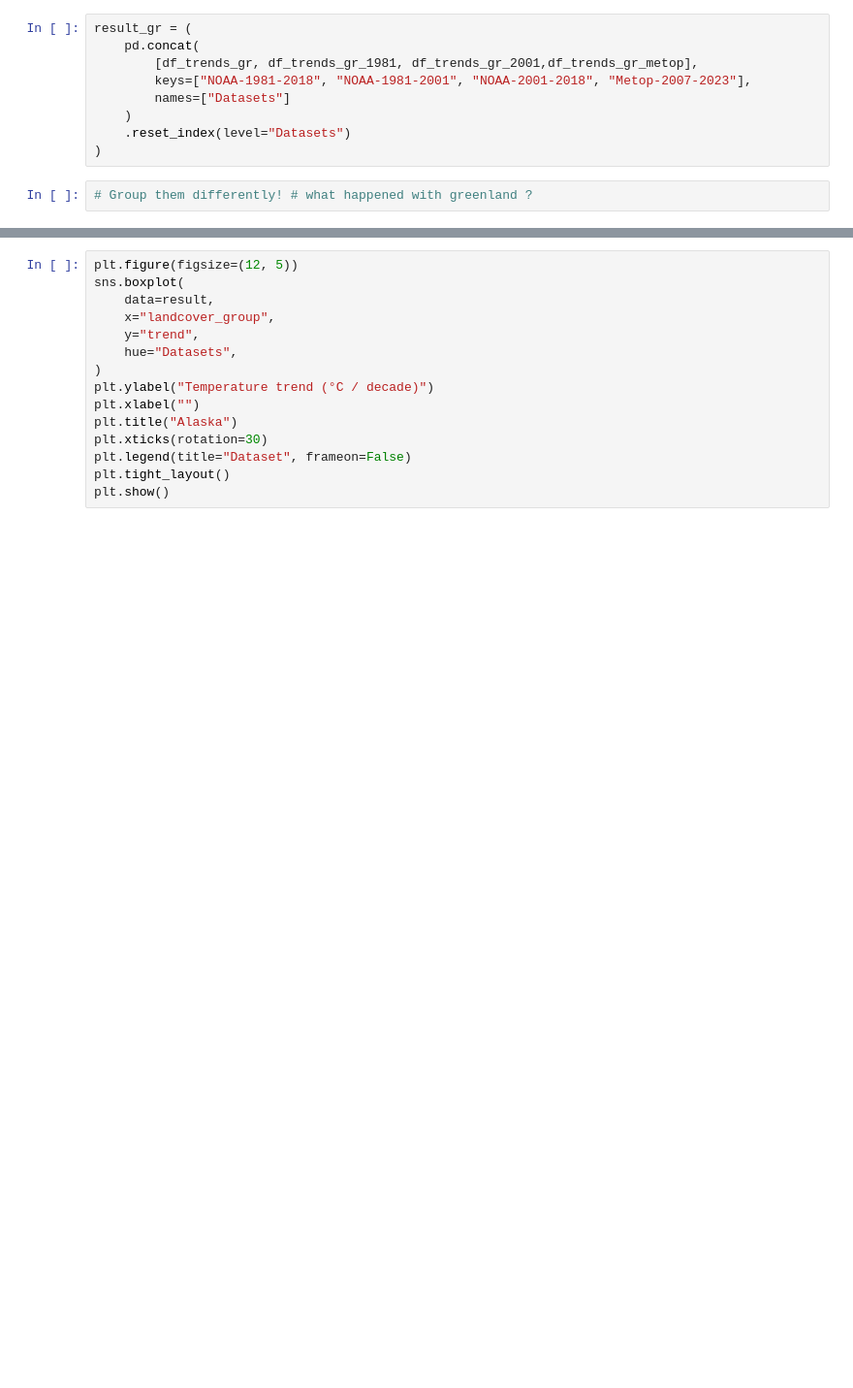
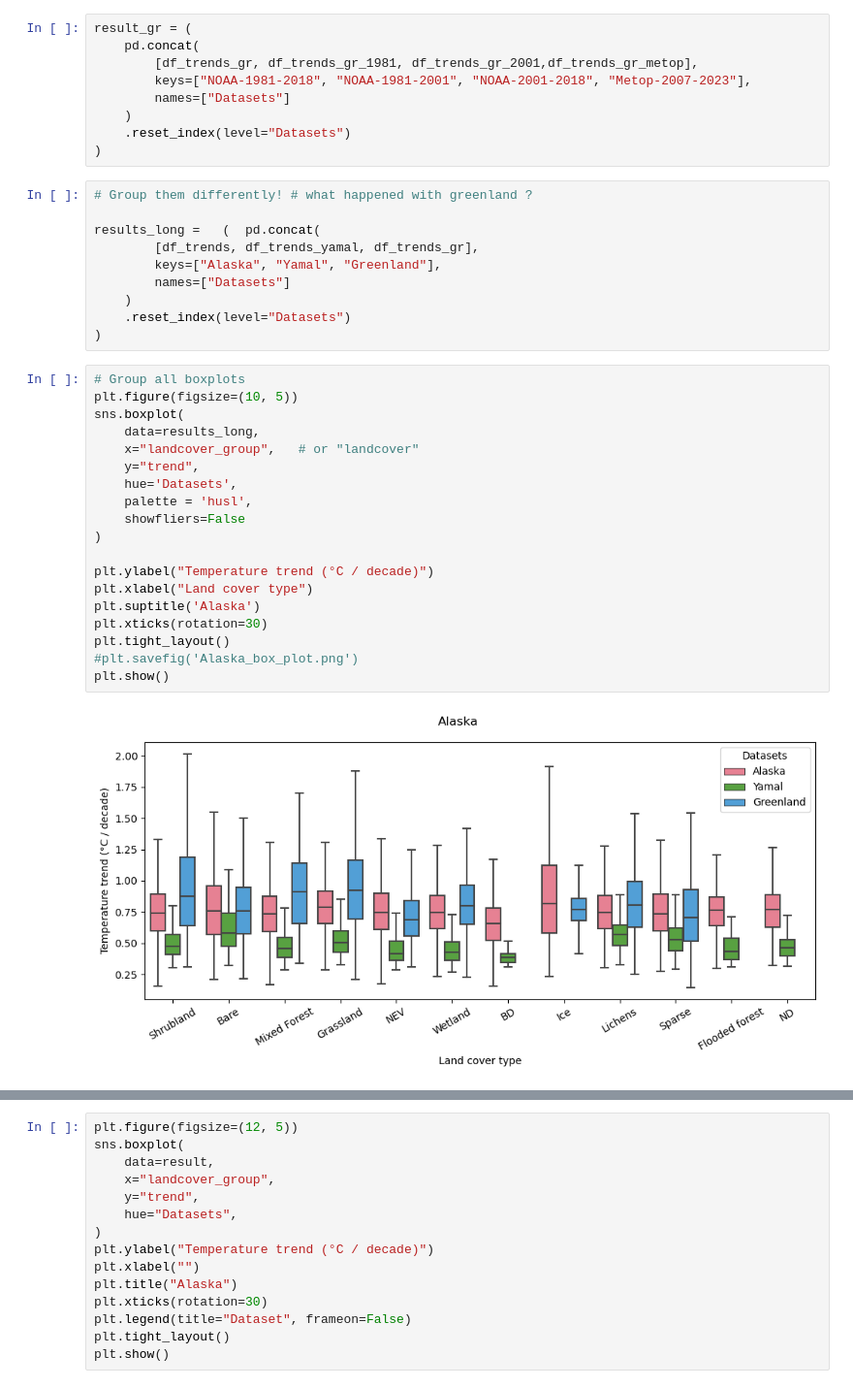
Before and after one commit to soniajdupuis/PhD_analysis, a Jupyter notebook: Paper_3_Analysis/box_plots_function.ipynb, the cells around one changed output, grey strips where cells are left out. Shown at 97% size. Drawn from its saved outputs; the diff is of its cells as text; blank space fills up the shorter version.

```diff
--- a/Paper_3_Analysis/box_plots_function.ipynb
+++ b/Paper_3_Analysis/box_plots_function.ipynb
@@ -174,6 +173,35 @@ result_gr = (
 )
 # %%
 # Group them differently! # what happened with greenland ?
+
+results_long =   (  pd.concat(
+        [df_trends, df_trends_yamal, df_trends_gr],
+        keys=["Alaska", "Yamal", "Greenland"],
+        names=["Datasets"]
+    )
+    .reset_index(level="Datasets")
+)
+# %%
+# Group all boxplots
+plt.figure(figsize=(10, 5))
+sns.boxplot(
+    data=results_long,
+    x="landcover_group",   # or "landcover"
+    y="trend",
+    hue='Datasets',
+    palette = 'husl',
+    showfliers=False
+)
+
+plt.ylabel("Temperature trend (°C / decade)")
+plt.xlabel("Land cover type")
+plt.suptitle('Alaska')
+plt.xticks(rotation=30)
+plt.tight_layout()
+#plt.savefig('Alaska_box_plot.png')
+plt.show()
+# %% [output]
+[figure, added]
 # %%
 fig, axes = plt.subplots(
     nrows=3,
```
Also changed, not shown: parts of 9 cells of this notebook, 13 other files.
